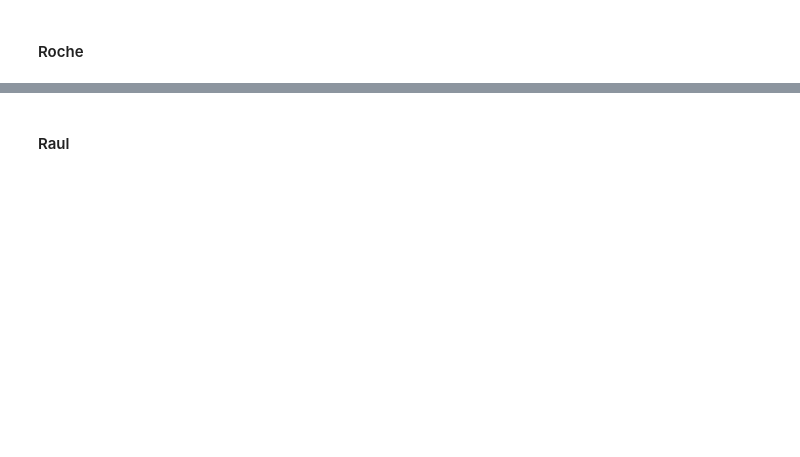
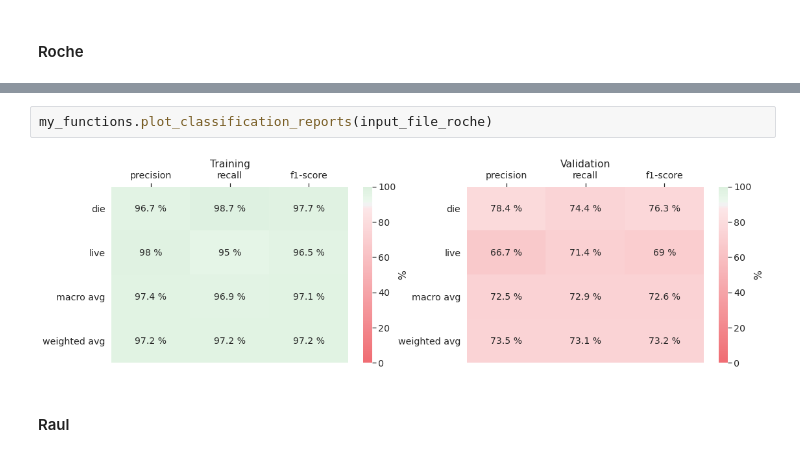
Before and after one commit to rsena-felipe/Titanic_MachineLearning, a Jupyter notebook: notebooks/Random_Forest.ipynb, the cells around one changed output, grey strips where cells are left out. Drawn from its saved outputs; the diff is of its cells as text; blank space fills up the shorter version.

```diff
--- a/notebooks/Random_Forest.ipynb
+++ b/notebooks/Random_Forest.ipynb
@@ -208,3 +362,7 @@ The validation balanced accuracy is:  72.39 %
+# %%
+my_functions.plot_classification_reports(input_file_roche)
+# %% [output]
+[figure, added]
 # %% [markdown]
 #### Raul
 # %%
```
Also changed, not shown: parts of 24 cells of this notebook, 7 other files.
